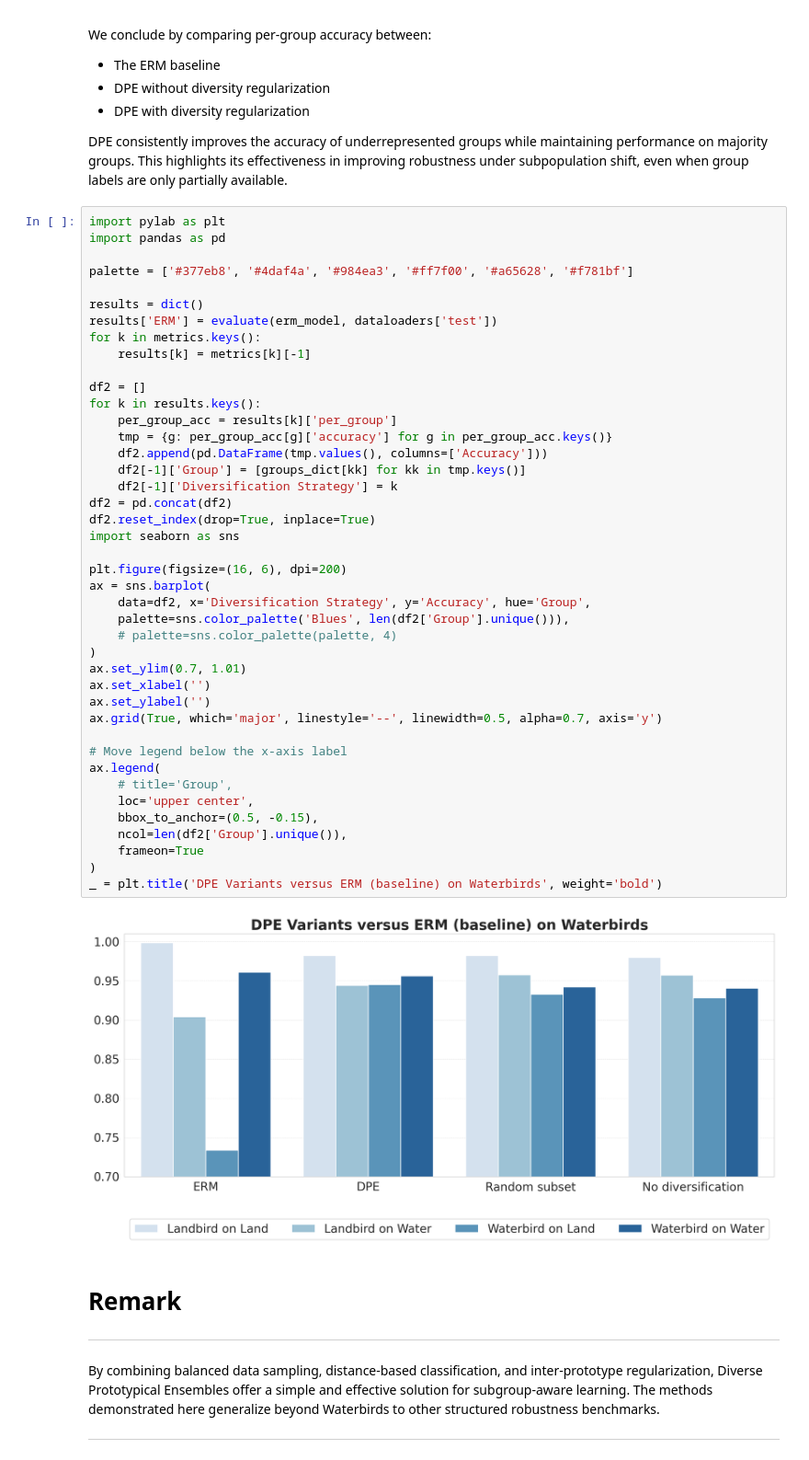
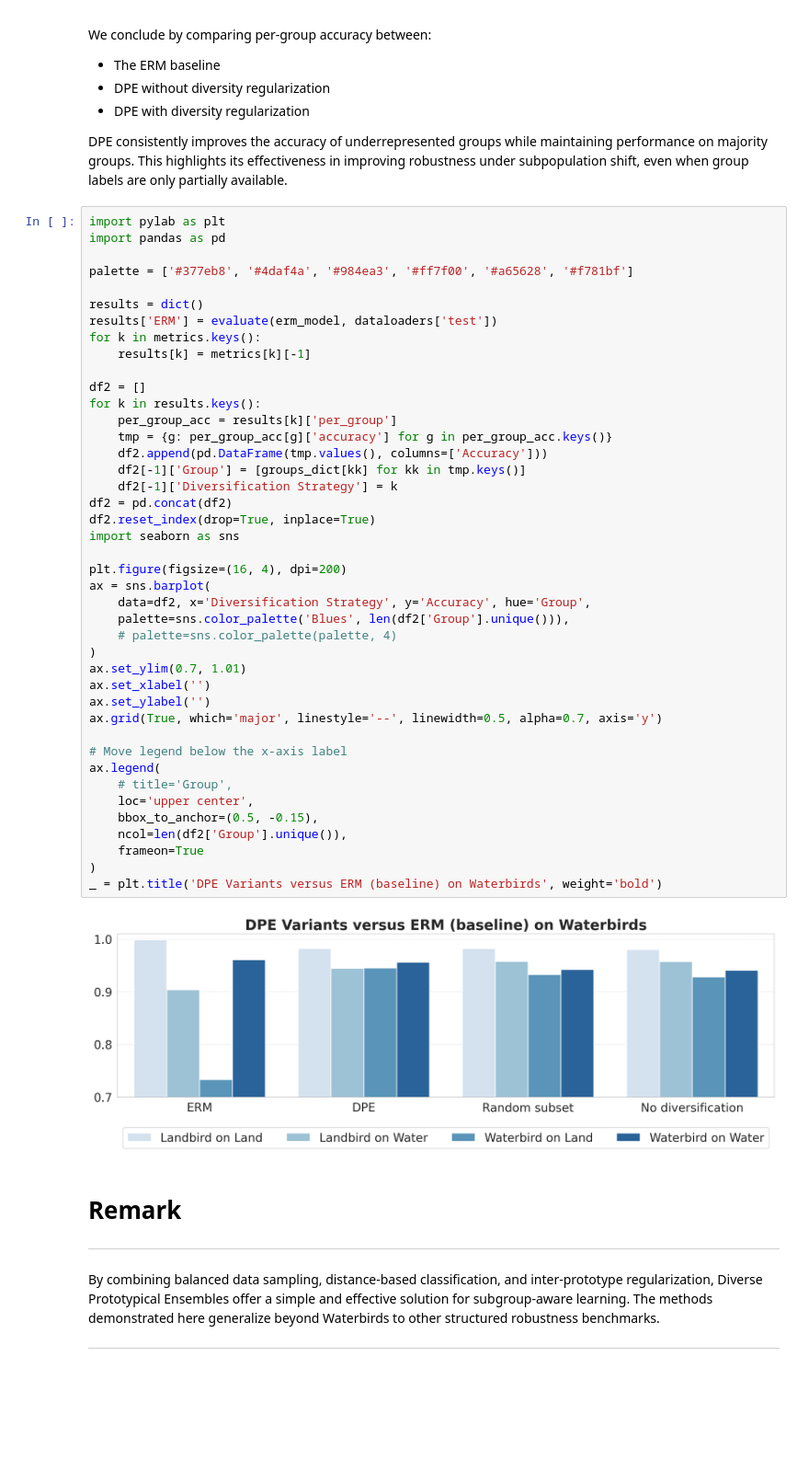
Before and after one commit to minhto2802/DPE, a Jupyter notebook: notebooks/01_waterbirds_with_attribute_annotation.ipynb, the cells around one changed output. Shown at 92% size. Saved outputs shown, nothing was run; the diff lists cells and outputs as text; blank space fills up the shorter version.

```diff
--- a/notebooks/01_waterbirds_with_attribute_annotation.ipynb
+++ b/notebooks/01_waterbirds_with_attribute_annotation.ipynb
@@ -431,35 +431,35 @@ df2 = []
 for k in results.keys():
     per_group_acc = results[k]['per_group']
     tmp = {g: per_group_acc[g]['accuracy'] for g in per_group_acc.keys()}
     df2.append(pd.DataFrame(tmp.values(), columns=['Accuracy']))
     df2[-1]['Group'] = [groups_dict[kk] for kk in tmp.keys()]
     df2[-1]['Diversification Strategy'] = k
 df2 = pd.concat(df2)
 df2.reset_index(drop=True, inplace=True)
 import seaborn as sns
 
-plt.figure(figsize=(16, 6), dpi=200)
+plt.figure(figsize=(16, 4), dpi=200)
 ax = sns.barplot(
     data=df2, x='Diversification Strategy', y='Accuracy', hue='Group',
     palette=sns.color_palette('Blues', len(df2['Group'].unique())),
     # palette=sns.color_palette(palette, 4)
 )
 ax.set_ylim(0.7, 1.01)
 ax.set_xlabel('')
 ax.set_ylabel('')
 ax.grid(True, which='major', linestyle='--', linewidth=0.5, alpha=0.7, axis='y')
 
 # Move legend below the x-axis label
 ax.legend(
     # title='Group',
     loc='upper center',
     bbox_to_anchor=(0.5, -0.15),
     ncol=len(df2['Group'].unique()),
     frameon=True
 )
 _ = plt.title('DPE Variants versus ERM (baseline) on Waterbirds', weight='bold')
 # %% [output]
-[figure, old version]
+[figure, new version]
 # %% [markdown]
 # Remark
 ---
```
